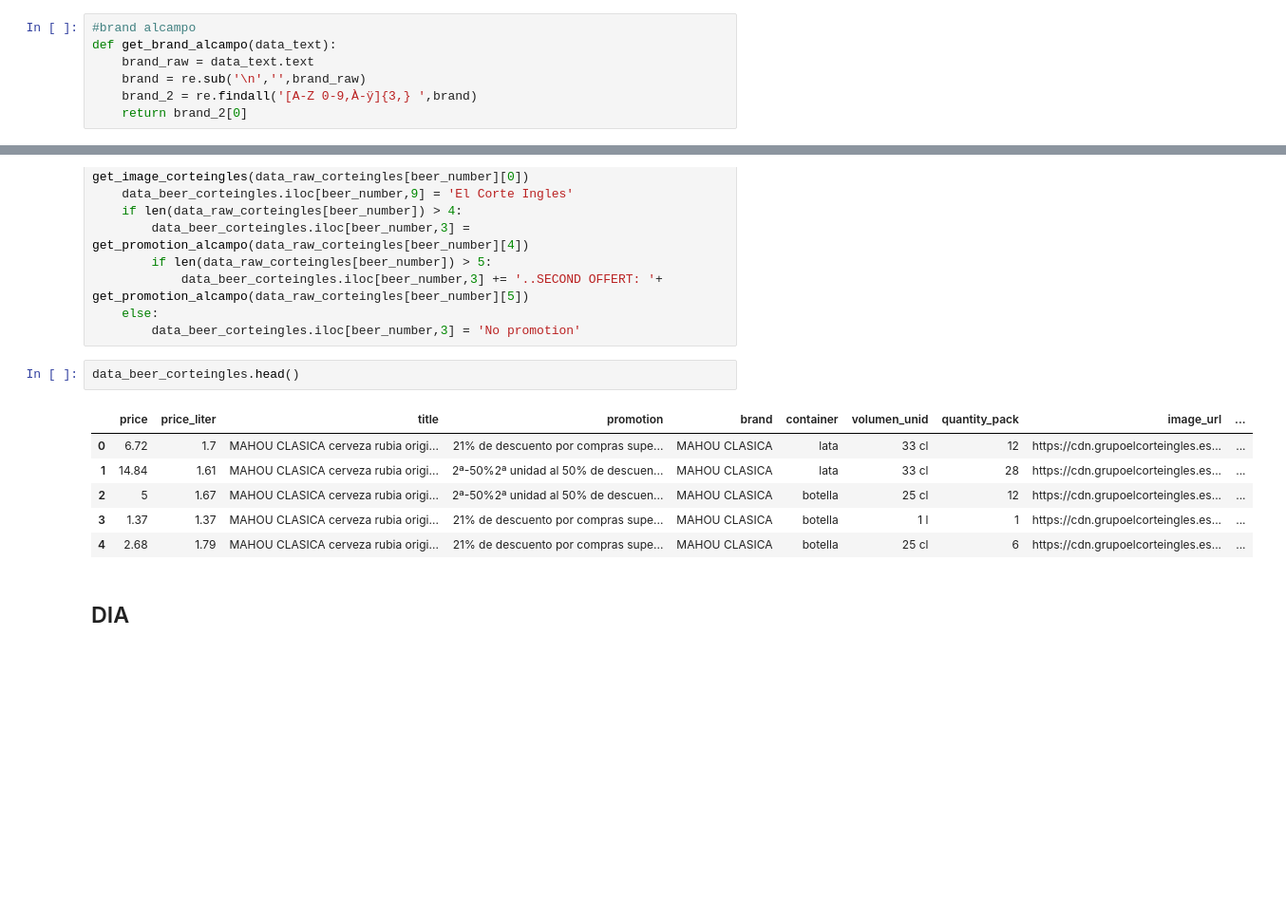
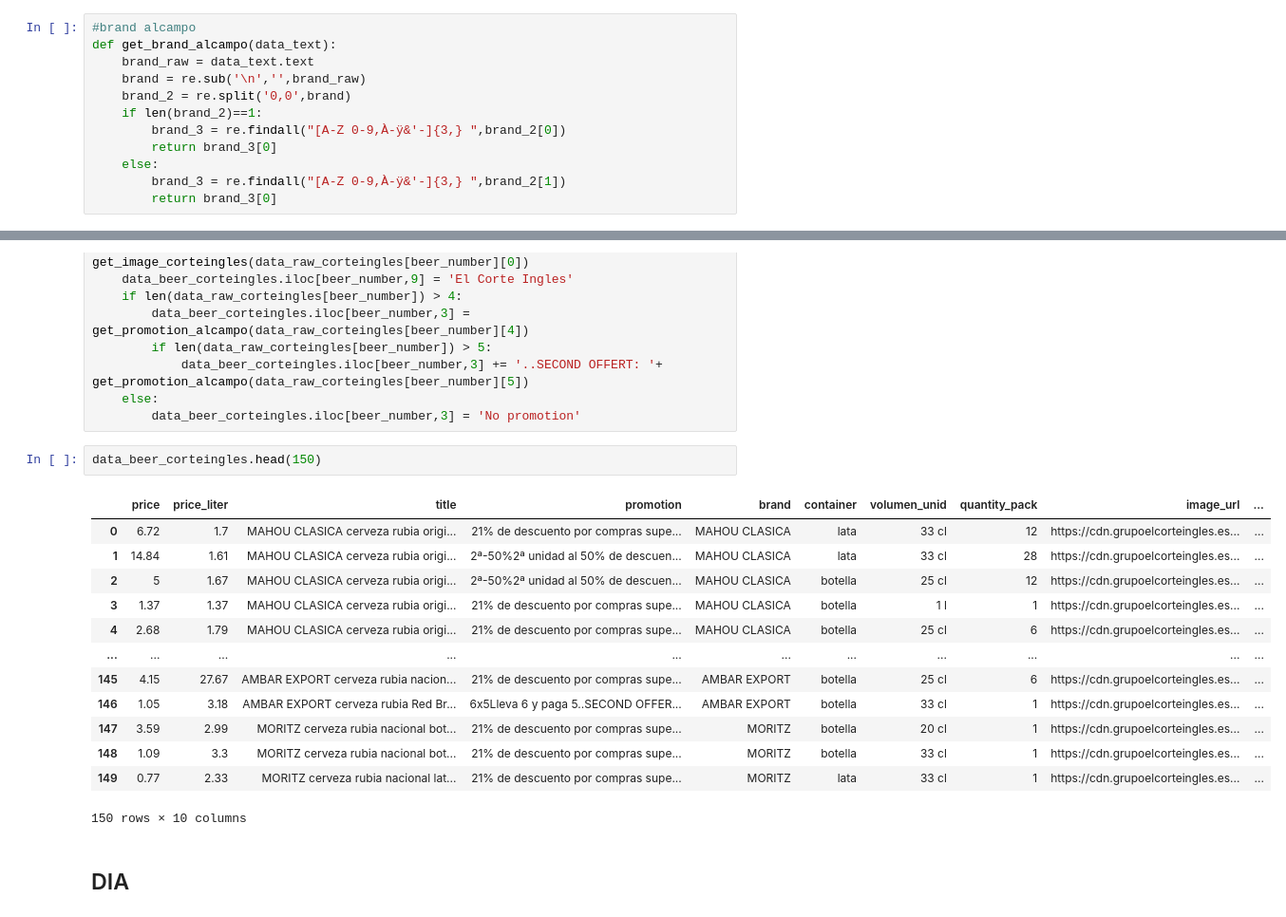
Before and after one commit to ivancompany92/Birras_Pipol_House, a Jupyter notebook: notebooks/pruebas.ipynb, the cells around one changed output, grey strips where cells are left out. Shown at 95% size. Saved outputs shown, nothing was run; the diff lists cells and outputs as text; blank space fills up the shorter version.

```diff
--- a/notebooks/pruebas.ipynb
+++ b/notebooks/pruebas.ipynb
@@ -252,8 +252,13 @@ def get_promotion_alcampo(data_text):
 def get_brand_alcampo(data_text):
     brand_raw = data_text.text
     brand = re.sub('\n','',brand_raw)
-    brand_2 = re.findall('[A-Z 0-9,À-ÿ]{3,} ',brand)
-    return brand_2[0]
+    brand_2 = re.split('0,0',brand)
+    if len(brand_2)==1:
+        brand_3 = re.findall("[A-Z 0-9,À-ÿ&'-]{3,} ",brand_2[0])
+        return brand_3[0]
+    else:
+        brand_3 = re.findall("[A-Z 0-9,À-ÿ&'-]{3,} ",brand_2[1])
+        return brand_3[0]
 # %%
 #volumen alcampo
 def get_volumen_unid_alcampo(data_text):
@@ -387,14 +400,21 @@ for beer_number in range(len(data_raw_corteingles)):
     else:
         data_beer_corteingles.iloc[beer_number,3] = 'No promotion'
 # %%
-data_beer_corteingles.head()
+data_beer_corteingles.head(150)
 # %% [output]
 |  | price | price_liter | title | promotion | brand | container | volumen_unid | quantity_pack | image_url | ... |
 | 0 | 6.72 | 1.7 | MAHOU CLASICA cerveza rubia origi... | 21% de descuento por compras supe... | MAHOU CLASICA | lata | 33 cl | 12 | https://cdn.grupoelcorteingles.es... | ... |
 | 1 | 14.84 | 1.61 | MAHOU CLASICA cerveza rubia origi... | 2ª-50%2ª unidad al 50% de descuen... | MAHOU CLASICA | lata | 33 cl | 28 | https://cdn.grupoelcorteingles.es... | ... |
 | 2 | 5 | 1.67 | MAHOU CLASICA cerveza rubia origi... | 2ª-50%2ª unidad al 50% de descuen... | MAHOU CLASICA | botella | 25 cl | 12 | https://cdn.grupoelcorteingles.es... | ... |
 | 3 | 1.37 | 1.37 | MAHOU CLASICA cerveza rubia origi... | 21% de descuento por compras supe... | MAHOU CLASICA | botella | 1 l | 1 | https://cdn.grupoelcorteingles.es... | ... |
 | 4 | 2.68 | 1.79 | MAHOU CLASICA cerveza rubia origi... | 21% de descuento por compras supe... | MAHOU CLASICA | botella | 25 cl | 6 | https://cdn.grupoelcorteingles.es... | ... |
+| ... | ... | ... | ... | ... | ... | ... | ... | ... | ... | ... |
+| 145 | 4.15 | 27.67 | AMBAR EXPORT cerveza rubia nacion... | 21% de descuento por compras supe... | AMBAR EXPORT | botella | 25 cl | 6 | https://cdn.grupoelcorteingles.es... | ... |
+| 146 | 1.05 | 3.18 | AMBAR EXPORT cerveza rubia Red Br... | 6x5Lleva 6 y paga 5..SECOND OFFER... | AMBAR EXPORT | botella | 33 cl | 1 | https://cdn.grupoelcorteingles.es... | ... |
+| 147 | 3.59 | 2.99 | MORITZ cerveza rubia nacional bot... | 21% de descuento por compras supe... | MORITZ | botella | 20 cl | 1 | https://cdn.grupoelcorteingles.es... | ... |
+| 148 | 1.09 | 3.3 | MORITZ cerveza rubia nacional bot... | 21% de descuento por compras supe... | MORITZ | botella | 33 cl | 1 | https://cdn.grupoelcorteingles.es... | ... |
+| 149 | 0.77 | 2.33 | MORITZ cerveza rubia nacional lat... | 21% de descuento por compras supe... | MORITZ | lata | 33 cl | 1 | https://cdn.grupoelcorteingles.es... | ... |
+150 rows × 10 columns
 # %% [markdown]
 ## DIA
 # %%
```
Also changed, not shown: parts of 8 cells of this notebook, 7 other files.
